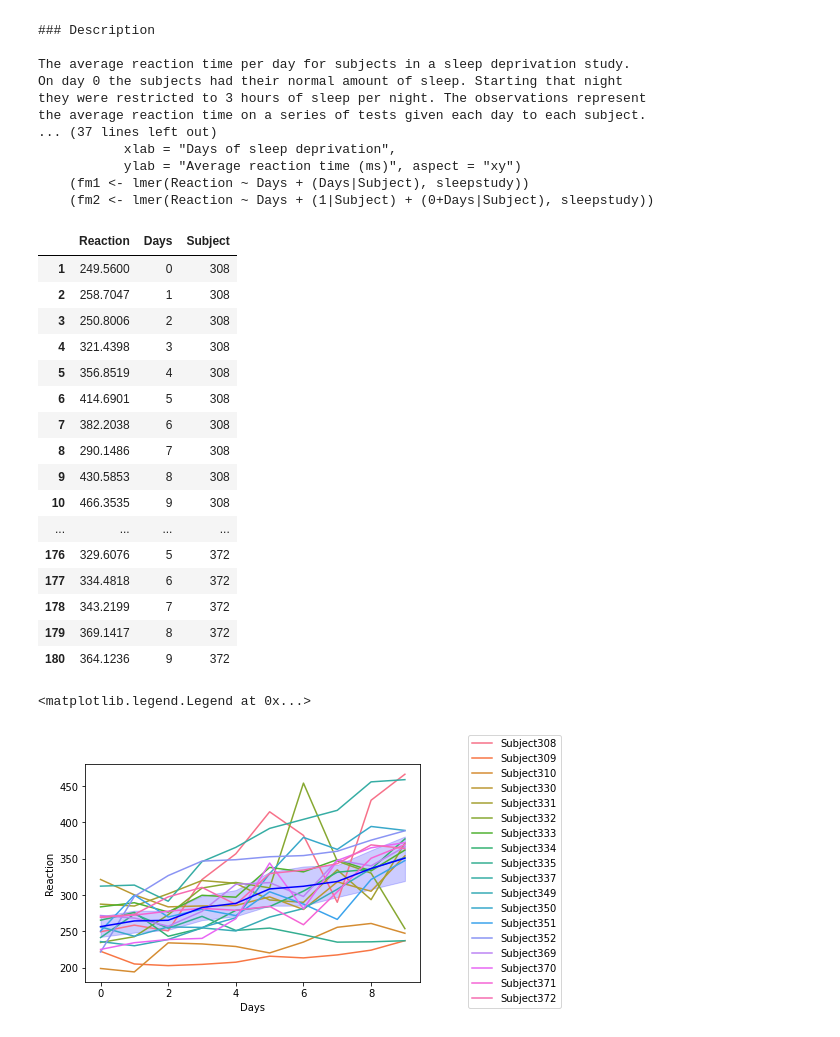
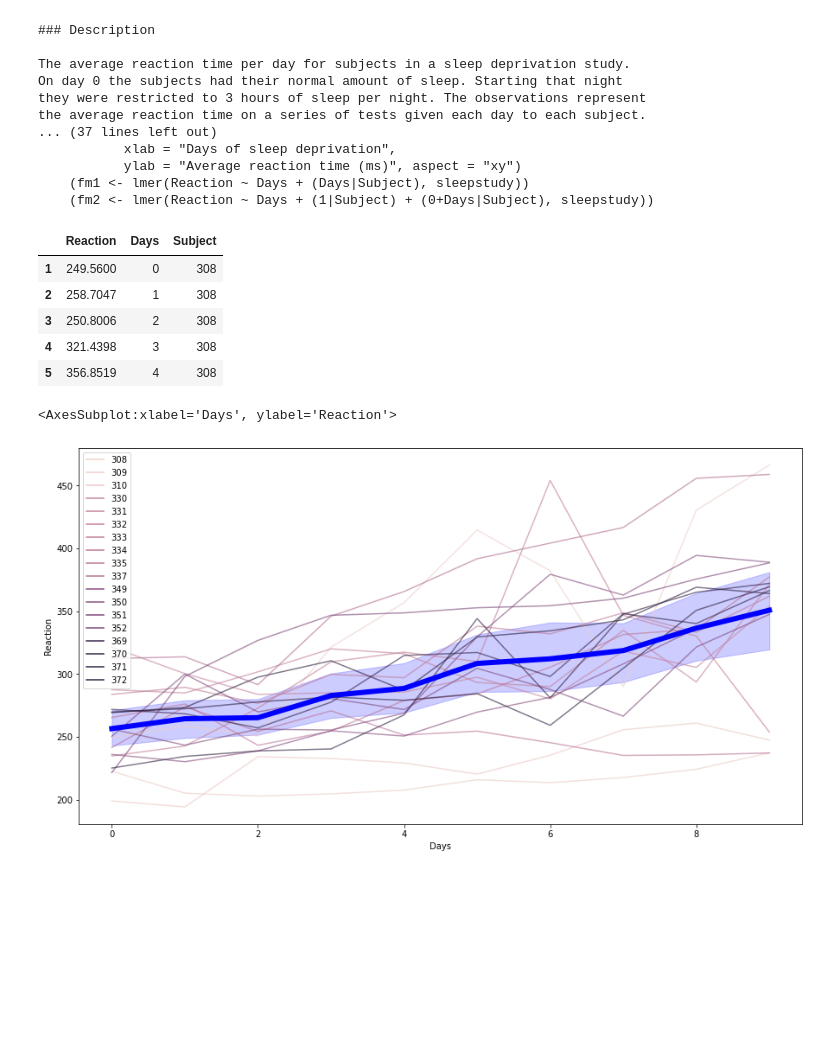
Before and after one commit to mariamnaqvi/numpy-pandas-visualization-exercises, a Jupyter notebook: seaborn_exercises.ipynb, the cells around one changed output. Drawn from its saved outputs; the diff is of its cells as text; code cells hidden in the pictures; blank space fills up the shorter version.

```diff
--- a/seaborn_exercises.ipynb
+++ b/seaborn_exercises.ipynb
@@ -381,7 +375,7 @@ the average reaction time on a series of tests given each day to each subject.
     (fm1 <- lmer(Reaction ~ Days + (Days|Subject), sleepstudy))
     (fm2 <- lmer(Reaction ~ Days + (1|Subject) + (0+Days|Subject), sleepstudy))
 # %%
-sleepstudy
+sleepstudy.head()
 # %% [output]
 |  | Reaction | Days | Subject |
 | 1 | 249.5600 | 0 | 308 |
@@ -389,27 +383,11 @@ sleepstudy
 | 3 | 250.8006 | 2 | 308 |
 | 4 | 321.4398 | 3 | 308 |
 | 5 | 356.8519 | 4 | 308 |
-| 6 | 414.6901 | 5 | 308 |
-| 7 | 382.2038 | 6 | 308 |
-| 8 | 290.1486 | 7 | 308 |
-| 9 | 430.5853 | 8 | 308 |
-| 10 | 466.3535 | 9 | 308 |
-| ... | ... | ... | ... |
-| 176 | 329.6076 | 5 | 372 |
-| 177 | 334.4818 | 6 | 372 |
-| 178 | 343.2199 | 7 | 372 |
-| 179 | 369.1417 | 8 | 372 |
-| 180 | 364.1236 | 9 | 372 |
 # %%
-#sleepstudy['Subject']='Subject'+ sleepstudy.Subject.astype('str')
-sns.lineplot(y='Reaction', x='Days', hue ='Subject', data=sleepstudy)
-
-
+plt.figure(figsize= (15, 8))
+sns.lineplot(y='Reaction', x='Days', hue ='Subject', data=sleepstudy, legend='full', alpha = .6)
 #add more prominent line
-sns.lineplot(data = sleepstudy, x = 'Days', y = 'Reaction', color = 'blue', estimator = 'mean')
-
-plt.legend(bbox_to_anchor=(1, 1),
-           bbox_transform=plt.gcf().transFigure)
+sns.lineplot(data = sleepstudy, x = 'Days', y = 'Reaction', color = 'blue', estimator = 'mean', alpha = 1,linewidth = 6)
 # %% [output]
-<matplotlib.legend.Legend at 0x...>
+<AxesSubplot:xlabel='Days', ylabel='Reaction'>
-[figure, old version]
+[figure, new version]
```
Also changed, not shown: parts of 22 cells of this notebook.
